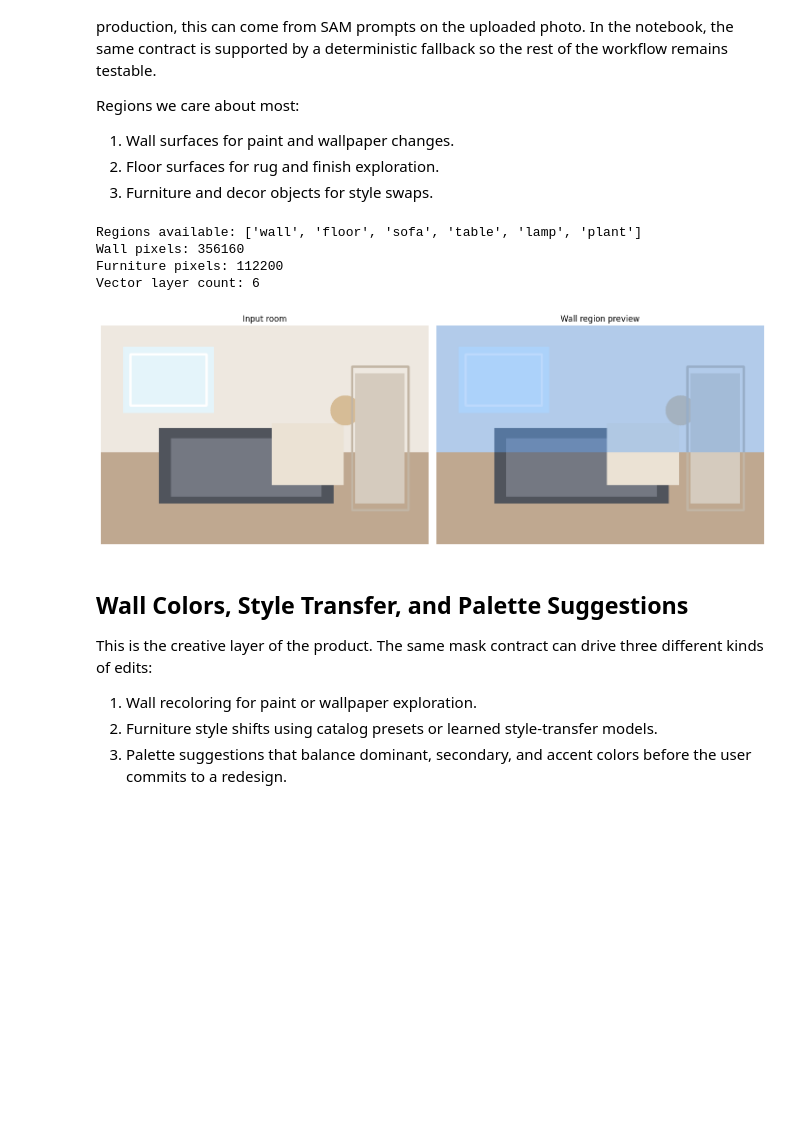
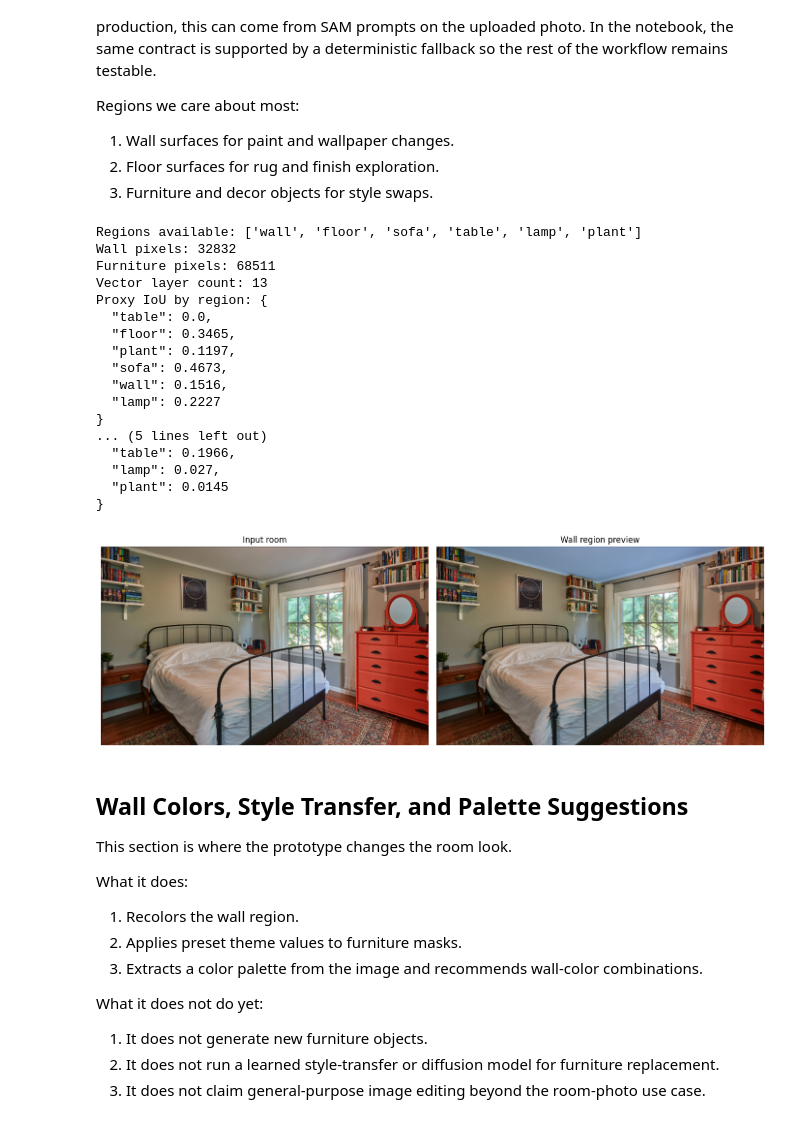
Before and after one commit to NOORULAIN924/AI-Interior-Design-Visualizer, a Jupyter notebook: notebooks/interior_design_visualizer.ipynb, the cells around one changed output. Cells and saved outputs as stored; diff of their text form; code cells hidden in the pictures; blank space fills up the shorter version.

```diff
--- a/notebooks/interior_design_visualizer.ipynb
+++ b/notebooks/interior_design_visualizer.ipynb
@@ -296,45 +357,80 @@ def build_room_masks(image_rgb: np.ndarray, image_source: str, scene_layout: dic
     furniture_mask = np.zeros((height, width), dtype=bool)
     wall_mask[: int(height * 0.58), :] = True
     floor_mask[int(height * 0.58) :, :] = True
     furniture_mask[int(height * 0.46) : int(height * 0.88), int(width * 0.10) : int(width * 0.90)] = True
     masks['wall'] = wall_mask
     masks['floor'] = floor_mask
     masks['sofa'] = furniture_mask
     masks['table'] = build_rect_mask((height, width), [(int(width * 0.52), int(height * 0.46), int(width * 0.73), int(height * 0.72))])
     masks['lamp'] = build_rect_mask((height, width), [(int(width * 0.72), int(height * 0.25), int(width * 0.80), int(height * 0.58))])
     masks['plant'] = build_rect_mask((height, width), [(int(width * 0.80), int(height * 0.20), int(width * 0.92), int(height * 0.86))])
     return masks
 
 
 region_masks = build_room_masks(room_image_rgb, image_source, scene_layout)
+reference_masks = build_reference_masks(room_image_rgb.shape[:2], image_source, scene_layout)
 mask_names = list(region_masks.keys())
 print('Regions available:', mask_names)
 print('Wall pixels:', int(region_masks['wall'].sum()) if 'wall' in region_masks else 0)
 print('Furniture pixels:', int(region_masks['sofa'].sum()) if 'sofa' in region_masks else 0)
 
 mask_layers = {
     name: mask_to_svg_layers(mask, name, stroke='#ea580c', fill='rgba(255, 255, 255, 0.16)')
     for name, mask in region_masks.items()
 }
 vector_layer_count = sum(len(layers) for layers in mask_layers.values())
 print('Vector layer count:', vector_layer_count)
 
+per_region_iou = {
+    name: round(intersection_over_union(region_masks[name], reference_masks[name]), 4)
+    for name in region_masks.keys() & reference_masks.keys()
+}
+proxy_accuracy = round(float(np.mean(list(per_region_iou.values()))) if per_region_iou else 0.0, 4)
+coverage = {
+    name: round(float(mask.mean()), 4)
+    for name, mask in region_masks.items()
+}
+print('Proxy IoU by region:', json.dumps(per_region_iou, indent=2))
+print('Proxy segmentation accuracy:', proxy_accuracy)
+print('Region coverage:', json.dumps(coverage, indent=2))
+
 region_preview = overlay_mask(room_image_rgb, region_masks['wall'], (96, 165, 250), alpha=0.42)
 show_side_by_side(room_image_rgb, region_preview, 'Input room', 'Wall region preview')
 # %% [output]
 Regions available: ['wall', 'floor', 'sofa', 'table', 'lamp', 'plant']
-Wall pixels: 356160
-Furniture pixels: 112200
-Vector layer count: 6
+Wall pixels: 32832
+Furniture pixels: 68511
+Vector layer count: 13
+Proxy IoU by region: {
+  "table": 0.0,
+  "floor": 0.3465,
+  "plant": 0.1197,
+  "sofa": 0.4673,
+  "wall": 0.1516,
+  "lamp": 0.2227
+}
+... (5 lines left out)
+  "table": 0.1966,
+  "lamp": 0.027,
+  "plant": 0.0145
+}
-[figure, old version]
+[figure, new version]
 # %% [markdown]
 ## Wall Colors, Style Transfer, and Palette Suggestions
 
-This is the creative layer of the product. The same mask contract can drive three different kinds of edits:
+This section is where the prototype changes the room look.
 
-1. Wall recoloring for paint or wallpaper exploration.
-2. Furniture style shifts using catalog presets or learned style-transfer models.
-3. Palette suggestions that balance dominant, secondary, and accent colors before the user commits to a redesign.
+What it does:
+
+1. Recolors the wall region.
+2. Applies preset theme values to furniture masks.
+3. Extracts a color palette from the image and recommends wall-color combinations.
+
+What it does not do yet:
+
+1. It does not generate new furniture objects.
+2. It does not run a learned style-transfer or diffusion model for furniture replacement.
+3. It does not claim general-purpose image editing beyond the room-photo use case.
 # %%
 def extract_region_palette(image_rgb: np.ndarray, mask: np.ndarray, k: int = 4) -> dict[str, Any]:
     if mask.dtype != np.bool_:
```
Also changed, not shown: parts of 7 cells of this notebook, 6 other files.
